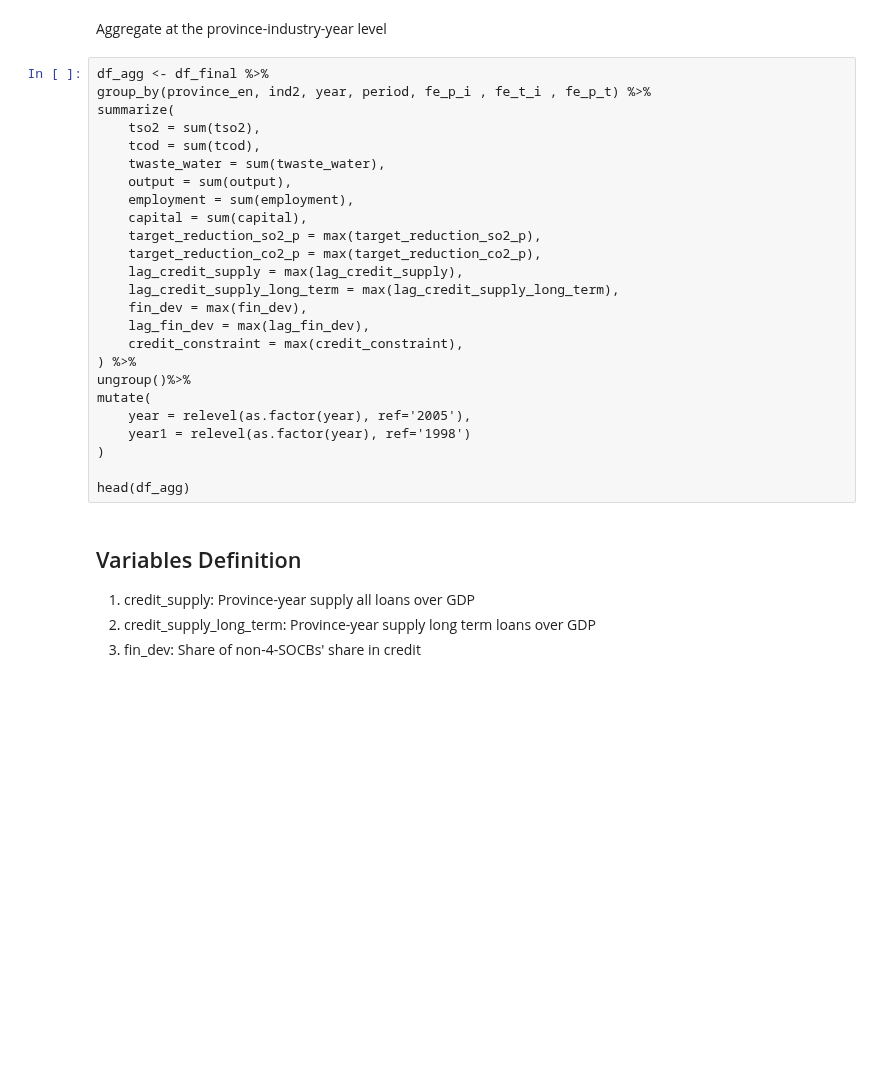
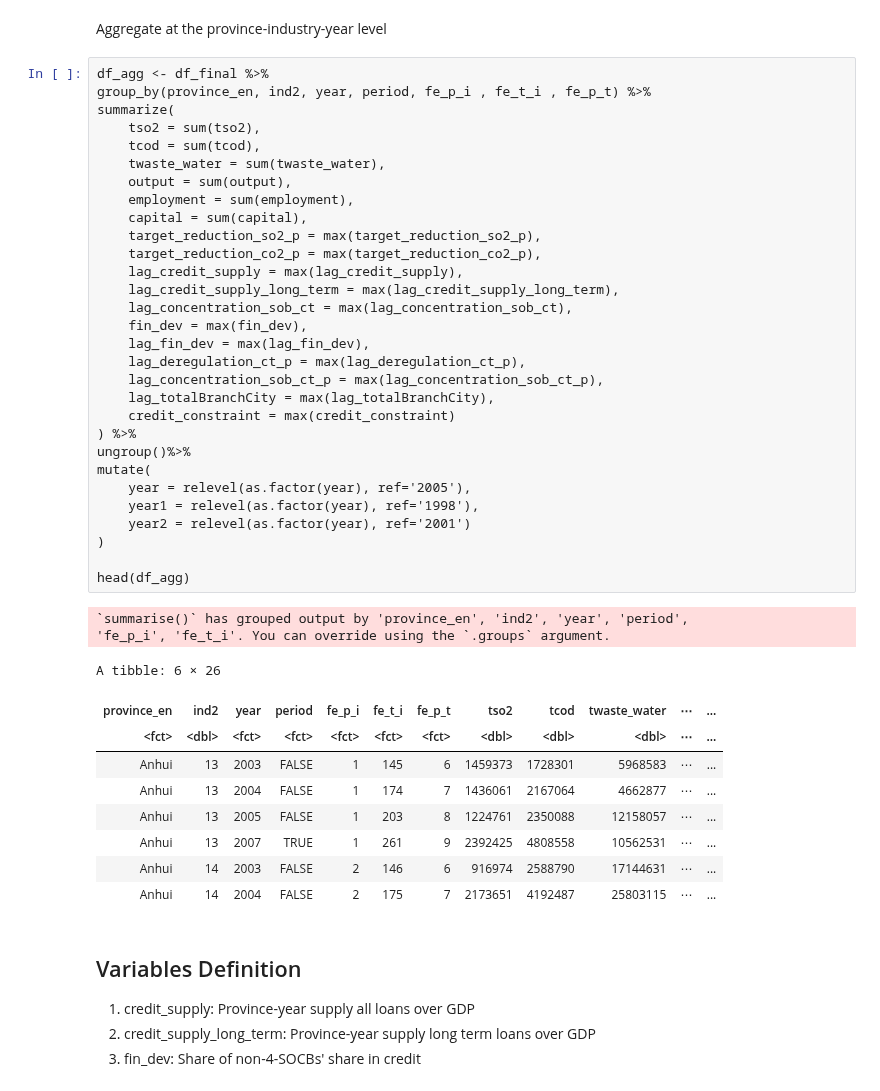
Before and after one commit to thomaspernet/pollution_credit_constraint, a Jupyter notebook: 02_data_analysis/01_model_train_evaluate/01_credit_supply/00_credit_supply.ipynb, the cells around one changed output. Saved outputs shown, nothing was run; the diff lists cells and outputs as text; blank space fills up the shorter version.

```diff
--- a/02_data_analysis/01_model_train_evaluate/01_credit_supply/00_credit_supply.ipynb
+++ b/02_data_analysis/01_model_train_evaluate/01_credit_supply/00_credit_supply.ipynb
@@ -1341,28 +2198,45 @@ Aggregate at the province-industry-year level
 # %%
 df_agg <- df_final %>%
 group_by(province_en, ind2, year, period, fe_p_i , fe_t_i , fe_p_t) %>%
 summarize(
     tso2 = sum(tso2),
     tcod = sum(tcod),
     twaste_water = sum(twaste_water),
     output = sum(output),
     employment = sum(employment),
     capital = sum(capital),
     target_reduction_so2_p = max(target_reduction_so2_p),
     target_reduction_co2_p = max(target_reduction_co2_p),
     lag_credit_supply = max(lag_credit_supply),
     lag_credit_supply_long_term = max(lag_credit_supply_long_term),
+    lag_concentration_sob_ct = max(lag_concentration_sob_ct),
     fin_dev = max(fin_dev),
     lag_fin_dev = max(lag_fin_dev),
-    credit_constraint = max(credit_constraint),
+    lag_deregulation_ct_p = max(lag_deregulation_ct_p),
+    lag_concentration_sob_ct_p = max(lag_concentration_sob_ct_p),
+    lag_totalBranchCity = max(lag_totalBranchCity),
+    credit_constraint = max(credit_constraint)
 ) %>%
 ungroup()%>%
 mutate(
     year = relevel(as.factor(year), ref='2005'),
-    year1 = relevel(as.factor(year), ref='1998')
+    year1 = relevel(as.factor(year), ref='1998'),
+    year2 = relevel(as.factor(year), ref='2001')
 )
 
 head(df_agg)
+# %% [output]
+`summarise()` has grouped output by 'province_en', 'ind2', 'year', 'period',
+'fe_p_i', 'fe_t_i'. You can override using the `.groups` argument.
+A tibble: 6 × 26
+| province_en | ind2 | year | period | fe_p_i | fe_t_i | fe_p_t | tso2 | tcod | twaste_water | ⋯ | ... |
+| <fct> | <dbl> | <fct> | <fct> | <fct> | <fct> | <fct> | <dbl> | <dbl> | <dbl> | ⋯ | ... |
+| Anhui | 13 | 2003 | FALSE | 1 | 145 | 6 | 1459373 | 1728301 | 5968583 | ⋯ | ... |
+| Anhui | 13 | 2004 | FALSE | 1 | 174 | 7 | 1436061 | 2167064 | 4662877 | ⋯ | ... |
+| Anhui | 13 | 2005 | FALSE | 1 | 203 | 8 | 1224761 | 2350088 | 12158057 | ⋯ | ... |
+| Anhui | 13 | 2007 | TRUE | 1 | 261 | 9 | 2392425 | 4808558 | 10562531 | ⋯ | ... |
+| Anhui | 14 | 2003 | FALSE | 2 | 146 | 6 | 916974 | 2588790 | 17144631 | ⋯ | ... |
+| Anhui | 14 | 2004 | FALSE | 2 | 175 | 7 | 2173651 | 4192487 | 25803115 | ⋯ | ... |
 # %% [markdown]
 ## Variables Definition
 
```
Also changed, not shown: parts of 91 cells of this notebook, 1 other file.
